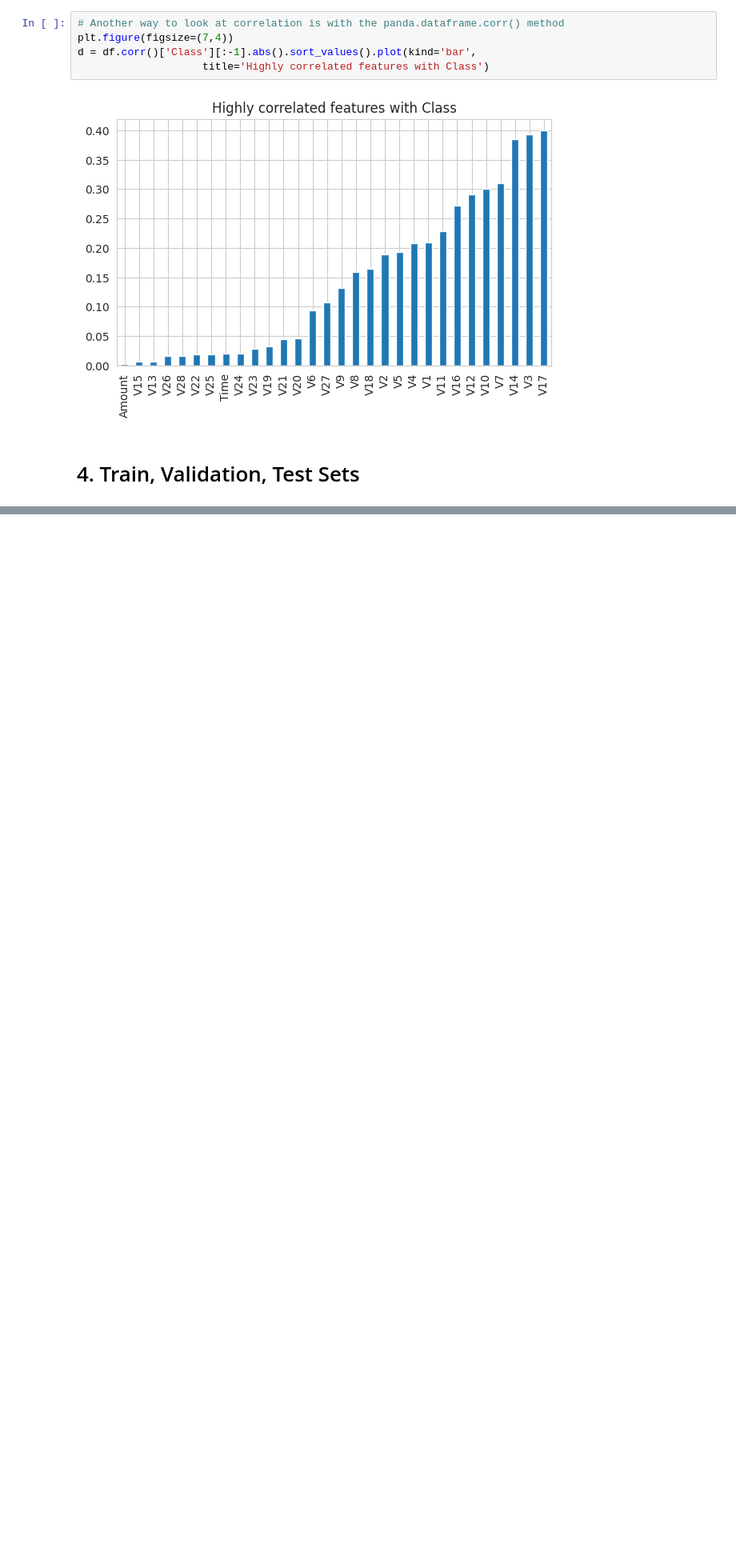
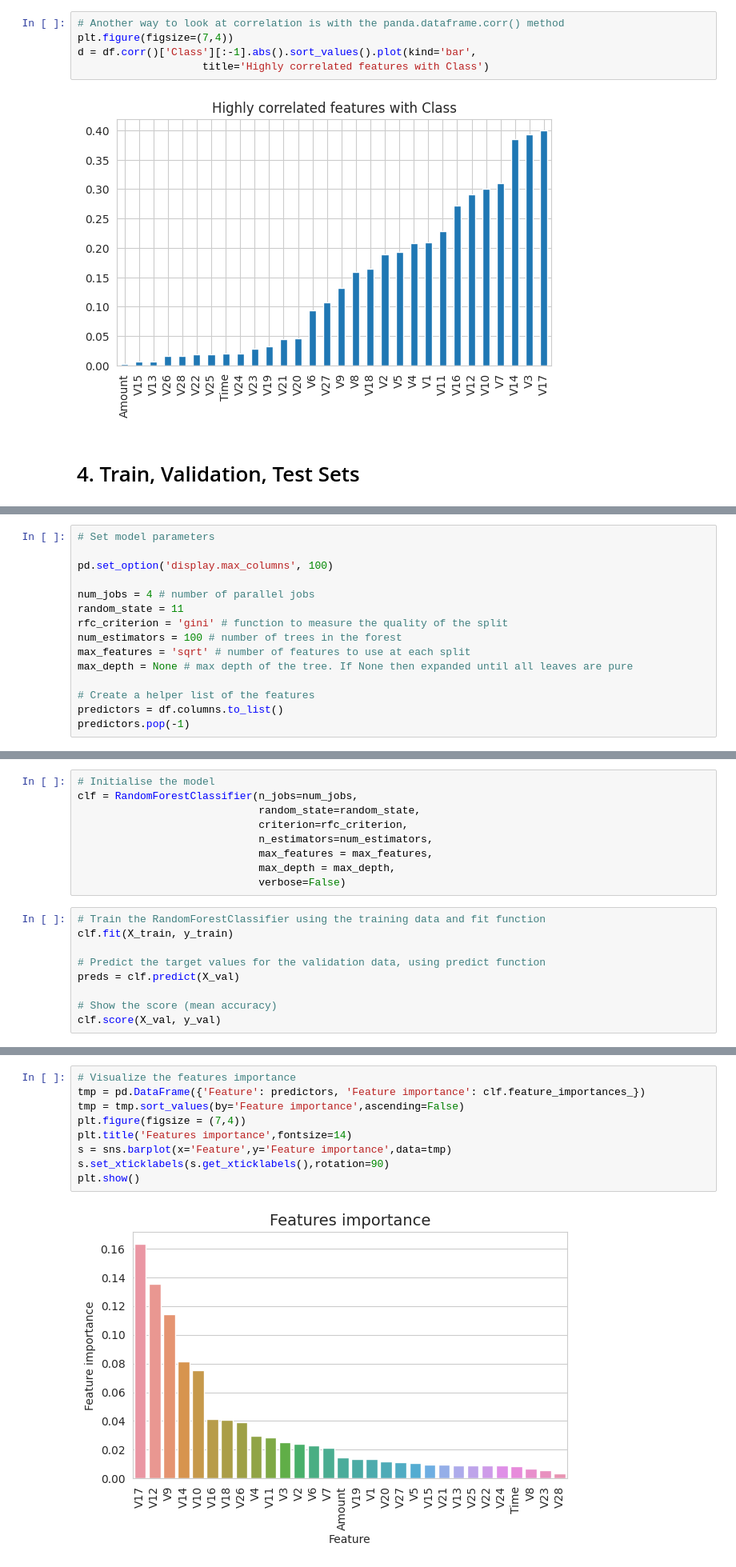
Before and after one commit to JonCrook/icl-ml-portfolio, a Jupyter notebook: Fraud_Detection.ipynb, the cells around one changed output, grey strips where cells are left out. Shown at 80% size. Saved outputs shown, nothing was run; the diff lists cells and outputs as text; blank space fills up the shorter version.

```diff
--- a/Fraud_Detection.ipynb
+++ b/Fraud_Detection.ipynb
@@ -226,0 +245,15 @@ d = df.corr()['Class'][:-1].abs().sort_values().plot(kind='bar',
+# %%
+# Set model parameters
+
+pd.set_option('display.max_columns', 100)
+
+num_jobs = 4 # number of parallel jobs
+random_state = 11
+rfc_criterion = 'gini' # function to measure the quality of the split
+num_estimators = 100 # number of trees in the forest
+max_features = 'sqrt' # number of features to use at each split
+max_depth = None # max depth of the tree. If None then expanded until all leaves are pure
+
+# Create a helper list of the features
+predictors = df.columns.to_list()
+predictors.pop(-1)
@@ -226,0 +262,18 @@ d = df.corr()['Class'][:-1].abs().sort_values().plot(kind='bar',
+# %%
+# Initialise the model
+clf = RandomForestClassifier(n_jobs=num_jobs,
+                             random_state=random_state,
+                             criterion=rfc_criterion,
+                             n_estimators=num_estimators,
+                             max_features = max_features,
+                             max_depth = max_depth,
+                             verbose=False)
+# %%
+# Train the RandomForestClassifier using the training data and fit function
+clf.fit(X_train, y_train)
+
+# Predict the target values for the validation data, using predict function
+preds = clf.predict(X_val)
+
+# Show the score (mean accuracy)
+clf.score(X_val, y_val)
@@ -226,0 +282,11 @@ d = df.corr()['Class'][:-1].abs().sort_values().plot(kind='bar',
+# %%
+# Visualize the features importance
+tmp = pd.DataFrame({'Feature': predictors, 'Feature importance': clf.feature_importances_})
+tmp = tmp.sort_values(by='Feature importance',ascending=False)
+plt.figure(figsize = (7,4))
+plt.title('Features importance',fontsize=14)
+s = sns.barplot(x='Feature',y='Feature importance',data=tmp)
+s.set_xticklabels(s.get_xticklabels(),rotation=90)
+plt.show()
+# %% [output]
+[figure, added]
```
Also changed, not shown: parts of 7 cells of this notebook.
